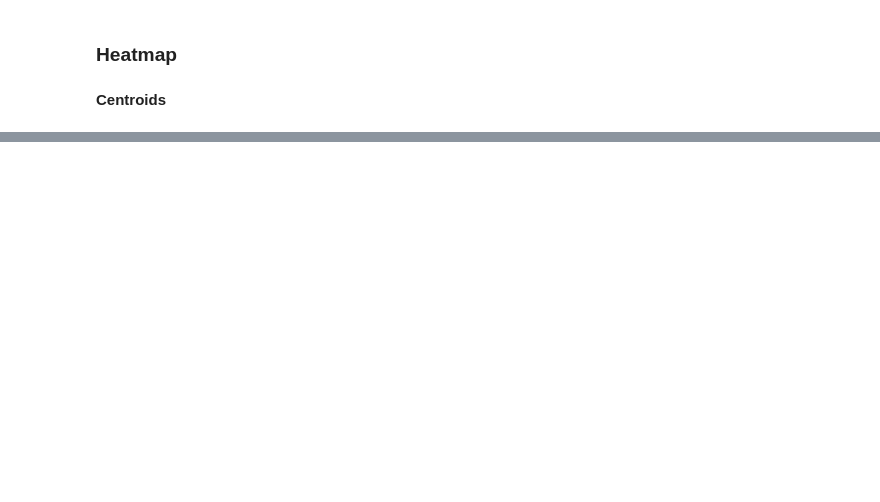
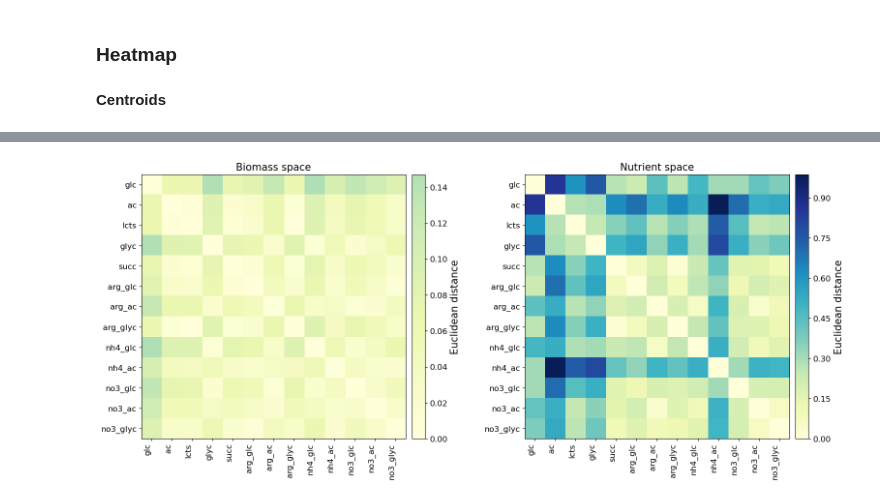
Before and after one commit to celasa/biomass_thesis, a Jupyter notebook: notebooks/03_mapping.ipynb, the cells around one changed output, grey strips where cells are left out. Drawn from its saved outputs; the diff is of its cells as text; code cells hidden in the pictures; blank space fills up the shorter version.

```diff
--- a/notebooks/03_mapping.ipynb
+++ b/notebooks/03_mapping.ipynb
@@ -153,0 +155,30 @@ plt.show()
+# %%
+import matplotlib as mpl
+
+biomass_cmap = mpl.colormaps["YlGnBu"]
+biomass_cmap = mpl.colors.LinearSegmentedColormap.from_list(
+    "YlGnBu_trunc", biomass_cmap(np.linspace(0.0, 0.29, 256))
+)
+# %%
+cmaps = [biomass_cmap, "YlGnBu"]
+
+fig, axes = plt.subplots(1, 2, figsize=(16, 7))
+
+for ax, D, title, cmap in zip(axes, [DX_ordered, DY_ordered], ["Biomass space", "Nutrient space"], cmaps):
+    im = ax.imshow(D, cmap=cmap)
+    ax.set_xticks(range(len(env_order)))
+    ax.set_yticks(range(len(env_order)))
+    ax.set_xticklabels(env_order, rotation=90, ha="right", fontsize=12)
+    ax.set_yticklabels(env_order, fontsize=12)
+    ax.set_title(title, fontsize=15)
+
+    cbar = fig.colorbar(im, ax=ax, fraction=0.046, pad=0.02)
+    cbar.set_label("Euclidean distance", fontsize=15)
+    cbar.ax.tick_params(labelsize=12)
+
+cbar.set_ticks(np.arange(0, DY_ordered.max(), 0.15))
+
+plt.tight_layout(rect=[0, 0, 1, 0.96])
+plt.show()
+# %% [output]
+[figure, added]
```
Also changed, not shown: parts of 3 cells of this notebook, 6 other files.
